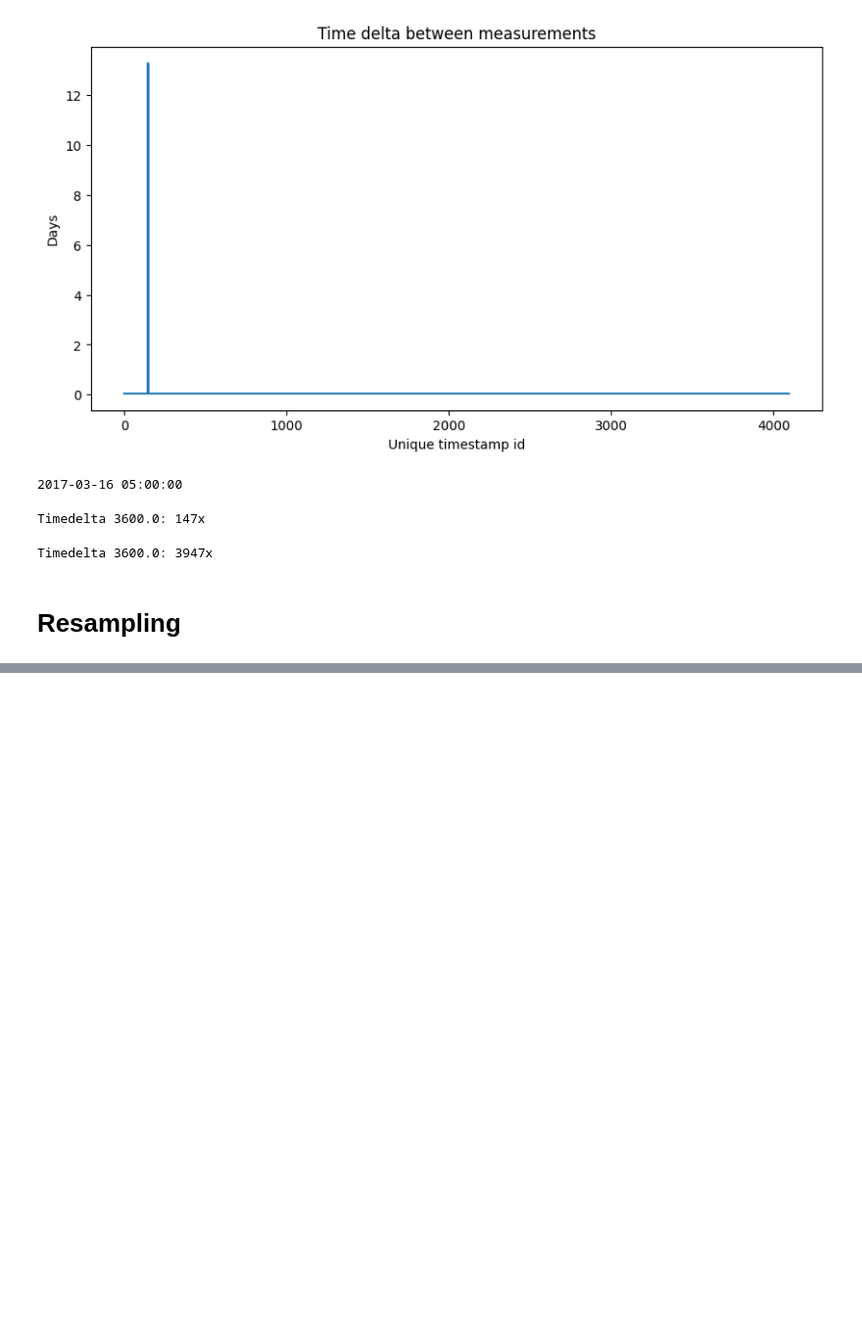
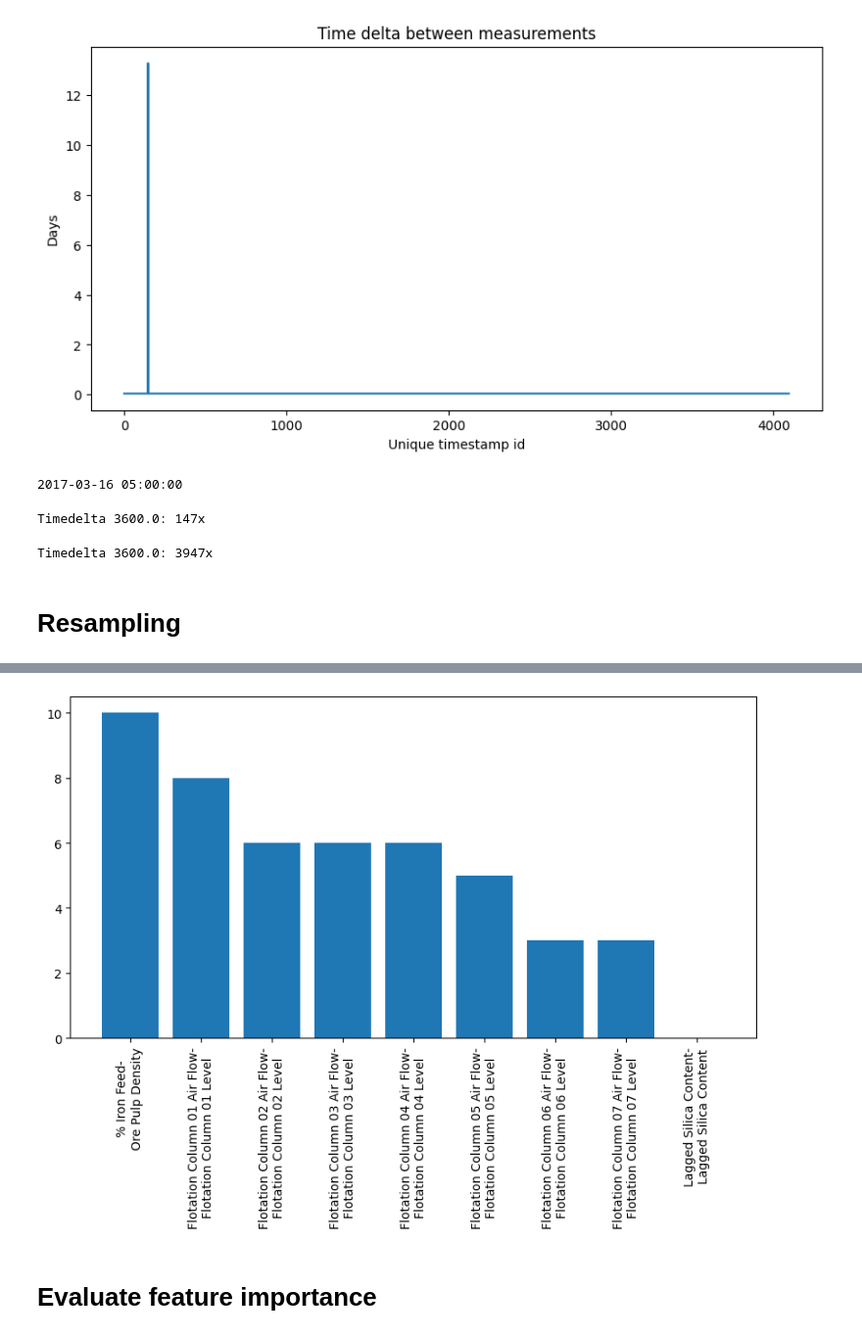
Before and after one commit to Unexp1ainable/ADAML-Project1, a Jupyter notebook: project.ipynb, the cells around one changed output, grey strips where cells are left out. Shown at 98% size. Saved outputs shown, nothing was run; the diff lists cells and outputs as text; code cells hidden in the pictures; blank space fills up the shorter version.

```diff
--- a/project.ipynb
+++ b/project.ipynb
@@ -204,0 +150,9 @@ Resampling column 3/3
+# %%
+# subsample - replace every 180 values with their means
+
+new_df = pd.DataFrame(columns=dataset_big.columns)
+
+for i, date in enumerate(dataset_big.date.unique()):
+    new_df.loc[i] = dataset_big[dataset_big.date == date].mean()
+    new_df.loc[i, "date"] = date
+new_df
@@ -205,3 +173,5 @@ Resampling column 3/3
+# %%
+dataset_big = new_df
 # %%
 dataset_big.reset_index(drop=True, inplace=True)
 
@@ -308,0 +234,26 @@ indices[0]
+# %%
+# add lagged target variable to the predictors
+calib_x["Lagged Silica Content"] = calib_y.shift(1).copy()
+calib_x.drop(calib_x.index[0], inplace=True)
+calib_y.drop(0, inplace=True)
+
+valid_x["Lagged Silica Content"] = valid_y.shift(1).copy()
+valid_x.drop(valid_x.index[0], inplace=True)
+valid_y.drop(0, inplace=True)
+
+testing_x["Lagged Silica Content"] = testing_y.shift(1).copy()
+testing_x.drop(testing_x.index[0], inplace=True)
+testing_y.drop(0, inplace=True)
+# %%
+# actually determine the optimal time lag
+
+UPPER_LAG_BOUND = 20 # hours
+STEP = 1    # hour
+
+calib_x = helpers.reorder_cols(calib_x)
+valid_x = helpers.reorder_cols(valid_x)
+
+
+optimizer = tlo.DynamicOptimizerOneAtATime(STEP, UPPER_LAG_BOUND, "out/test")
+res = optimizer.run(calib_x, calib_y, valid_x, valid_y)
+res
@@ -308,0 +269,10 @@ indices[0]
+# %%
+lags = res
+all_boundaries = map(lambda x : "-\n".join(x), optimizer.all_boundaries)
+plt.bar(range(len(lags)), lags)
+plt.xticks(range(len(lags)), all_boundaries, rotation=90)
+plt.show()
+# %% [output]
+[figure, added]
+# %% [markdown]
+# Evaluate feature importance
```
Also changed, not shown: parts of 25 cells of this notebook, 4 other files.
